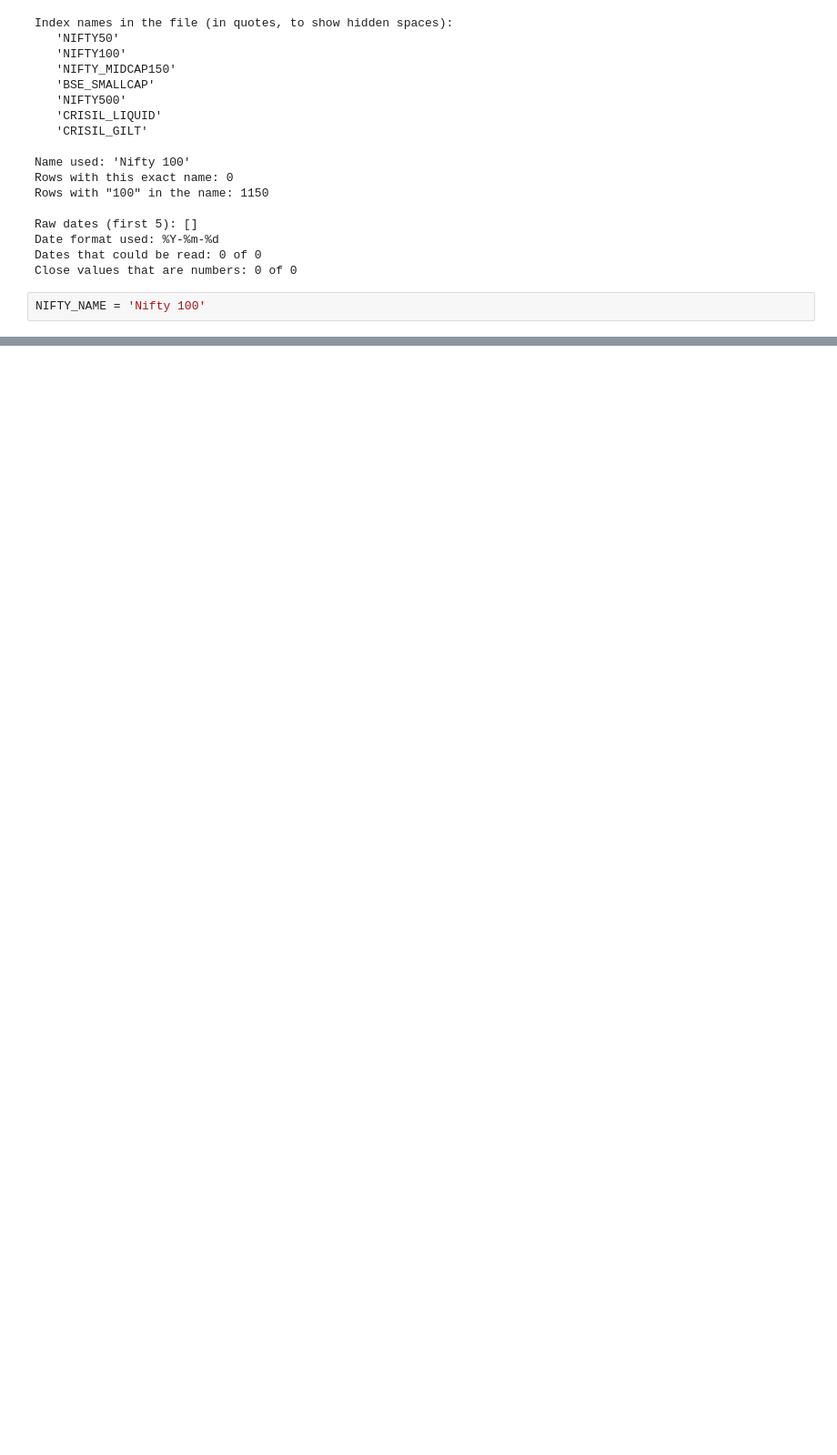
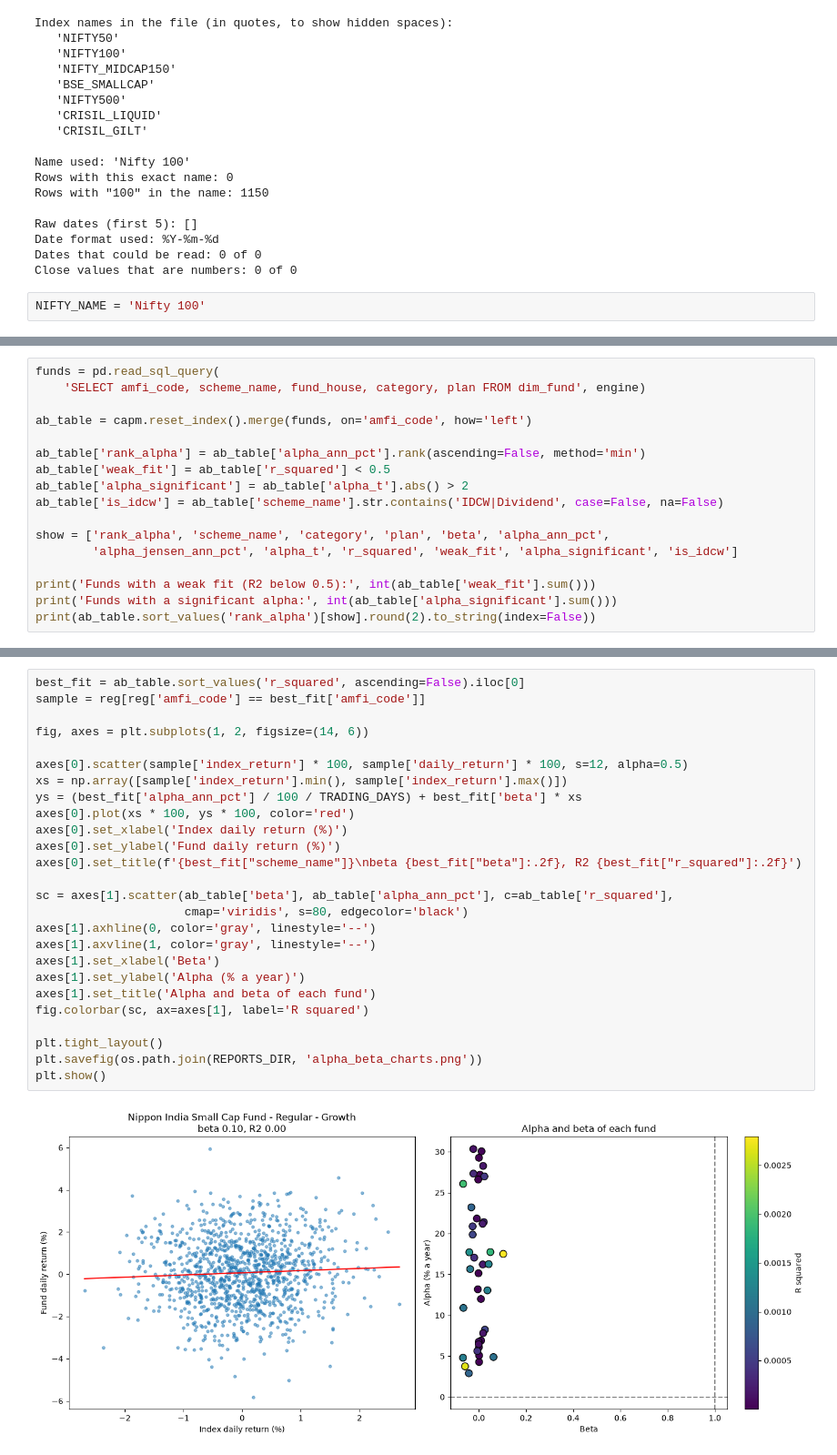
Before and after one commit to kevinmeshram/bluestock-fintech-data-analysis, a Jupyter notebook: notebooks_performance/04_alpha_beta_drawdown.ipynb, the cells around one changed output, grey strips where cells are left out. Shown at 91% size. Drawn from its saved outputs; the diff is of its cells as text; blank space fills up the shorter version.

Commit message:
combined alpha beta and maximum draedown analysis

```diff
--- a/notebooks_performance/04_alpha_beta_drawdown.ipynb
+++ b/notebooks_performance/04_alpha_beta_drawdown.ipynb
@@ -210,0 +362,17 @@ AssertionError: No rows for this index name. Check NIFTY_NAME.
+# %%
+funds = pd.read_sql_query(
+    'SELECT amfi_code, scheme_name, fund_house, category, plan FROM dim_fund', engine)
+
+ab_table = capm.reset_index().merge(funds, on='amfi_code', how='left')
+
+ab_table['rank_alpha'] = ab_table['alpha_ann_pct'].rank(ascending=False, method='min')
+ab_table['weak_fit'] = ab_table['r_squared'] < 0.5
+ab_table['alpha_significant'] = ab_table['alpha_t'].abs() > 2
+ab_table['is_idcw'] = ab_table['scheme_name'].str.contains('IDCW|Dividend', case=False, na=False)
+
+show = ['rank_alpha', 'scheme_name', 'category', 'plan', 'beta', 'alpha_ann_pct',
+        'alpha_jensen_ann_pct', 'alpha_t', 'r_squared', 'weak_fit', 'alpha_significant', 'is_idcw']
+
+print('Funds with a weak fit (R2 below 0.5):', int(ab_table['weak_fit'].sum()))
+print('Funds with a significant alpha:', int(ab_table['alpha_significant'].sum()))
+print(ab_table.sort_values('rank_alpha')[show].round(2).to_string(index=False))
@@ -210,0 +411,28 @@ AssertionError: No rows for this index name. Check NIFTY_NAME.
+# %%
+best_fit = ab_table.sort_values('r_squared', ascending=False).iloc[0]
+sample = reg[reg['amfi_code'] == best_fit['amfi_code']]
+
+fig, axes = plt.subplots(1, 2, figsize=(14, 6))
+
+axes[0].scatter(sample['index_return'] * 100, sample['daily_return'] * 100, s=12, alpha=0.5)
+xs = np.array([sample['index_return'].min(), sample['index_return'].max()])
+ys = (best_fit['alpha_ann_pct'] / 100 / TRADING_DAYS) + best_fit['beta'] * xs
+axes[0].plot(xs * 100, ys * 100, color='red')
+axes[0].set_xlabel('Index daily return (%)')
+axes[0].set_ylabel('Fund daily return (%)')
+axes[0].set_title(f'{best_fit["scheme_name"]}\nbeta {best_fit["beta"]:.2f}, R2 {best_fit["r_squared"]:.2f}')
+
+sc = axes[1].scatter(ab_table['beta'], ab_table['alpha_ann_pct'], c=ab_table['r_squared'],
+                     cmap='viridis', s=80, edgecolor='black')
+axes[1].axhline(0, color='gray', linestyle='--')
+axes[1].axvline(1, color='gray', linestyle='--')
+axes[1].set_xlabel('Beta')
+axes[1].set_ylabel('Alpha (% a year)')
+axes[1].set_title('Alpha and beta of each fund')
+fig.colorbar(sc, ax=axes[1], label='R squared')
+
+plt.tight_layout()
+plt.savefig(os.path.join(REPORTS_DIR, 'alpha_beta_charts.png'))
+plt.show()
+# %% [output]
+[figure, added]
```
Also changed, not shown: parts of 17 cells of this notebook.
